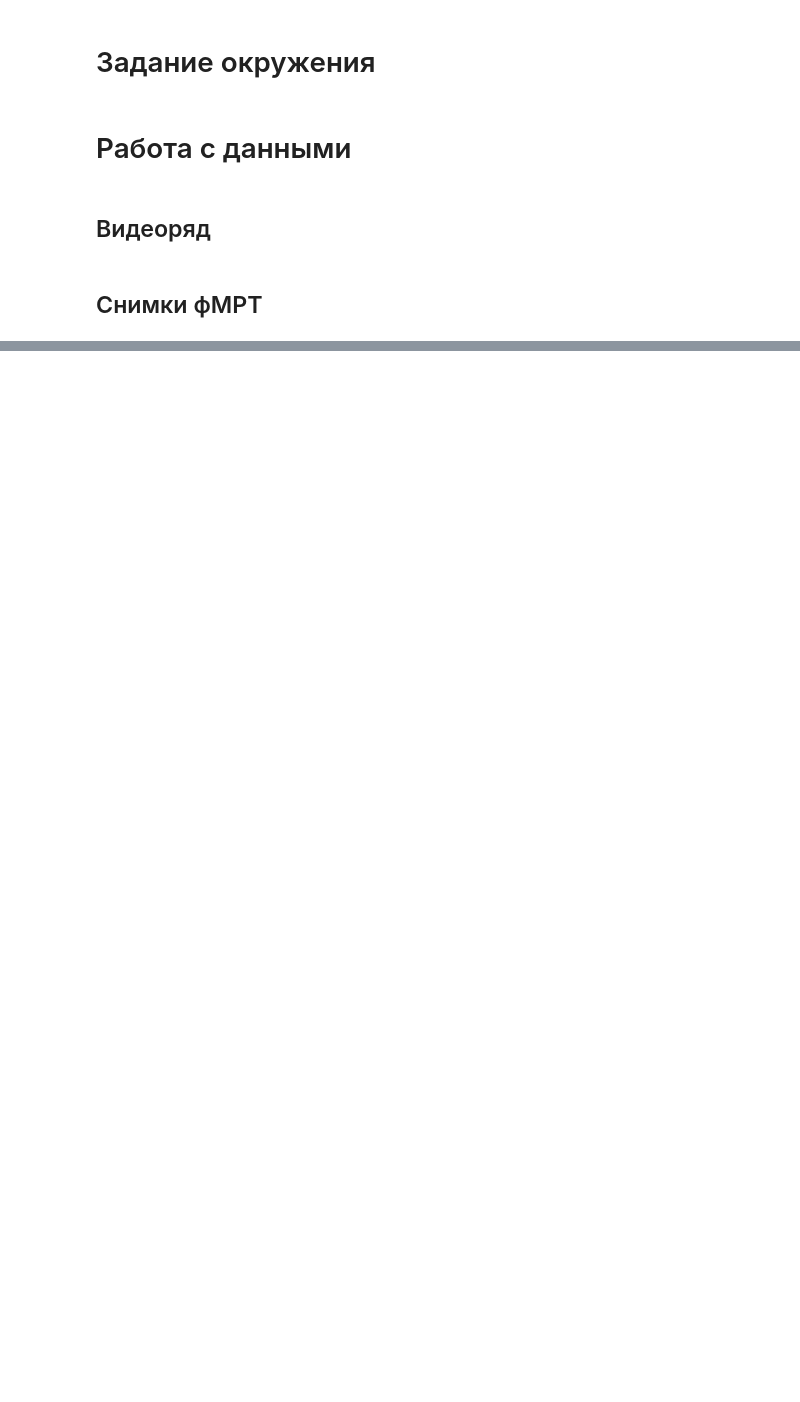
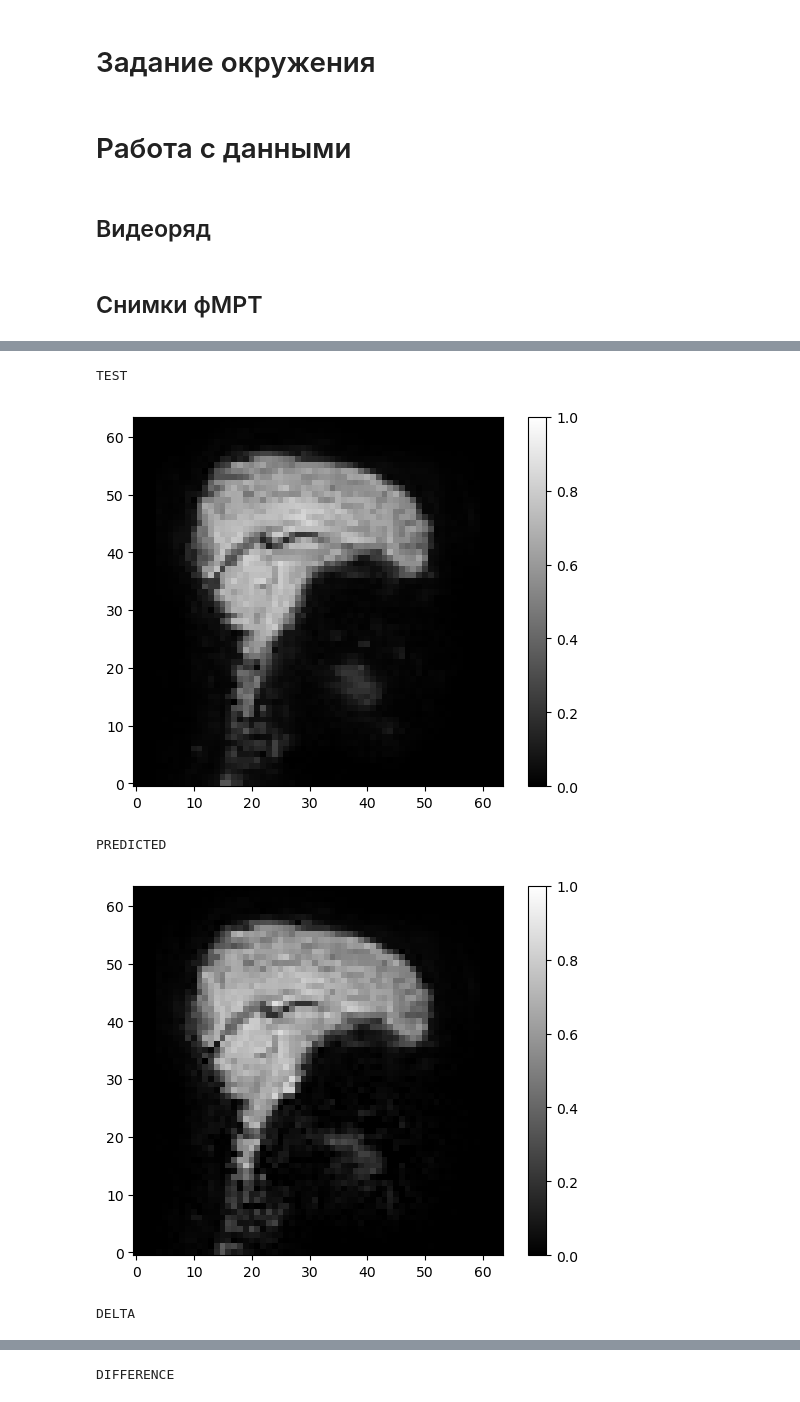
Before and after one commit to intsystems/2023-Project-112, a Jupyter notebook: code/main_experiment/main_new.ipynb, the cells around one changed output, grey strips where cells are left out. Drawn from its saved outputs; the diff is of its cells as text; code cells hidden in the pictures; blank space fills up the shorter version.

```diff
--- a/code/main_experiment/main_new.ipynb
+++ b/code/main_experiment/main_new.ipynb
@@ -400,0 +397,8 @@ class Vizualizer:
+# %%
+vizualizer_delta.show_recovered_scan_slices(100, 0, 20)
+# %% [output]
+TEST
+[figure, added]
+PREDICTED
+[figure, added]
+DELTA
@@ -400,0 +406 @@ class Vizualizer:
+DIFFERENCE
```
Also changed, not shown: parts of 40 cells of this notebook, 36 other files.
